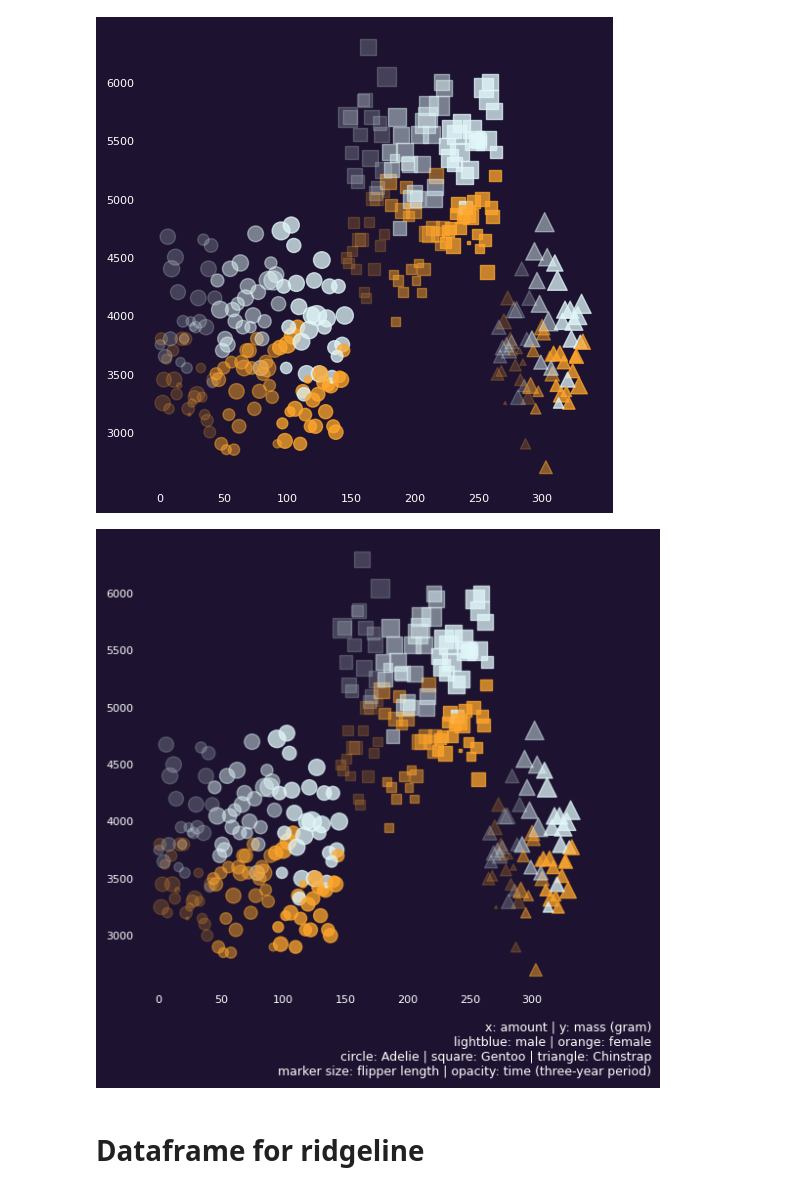
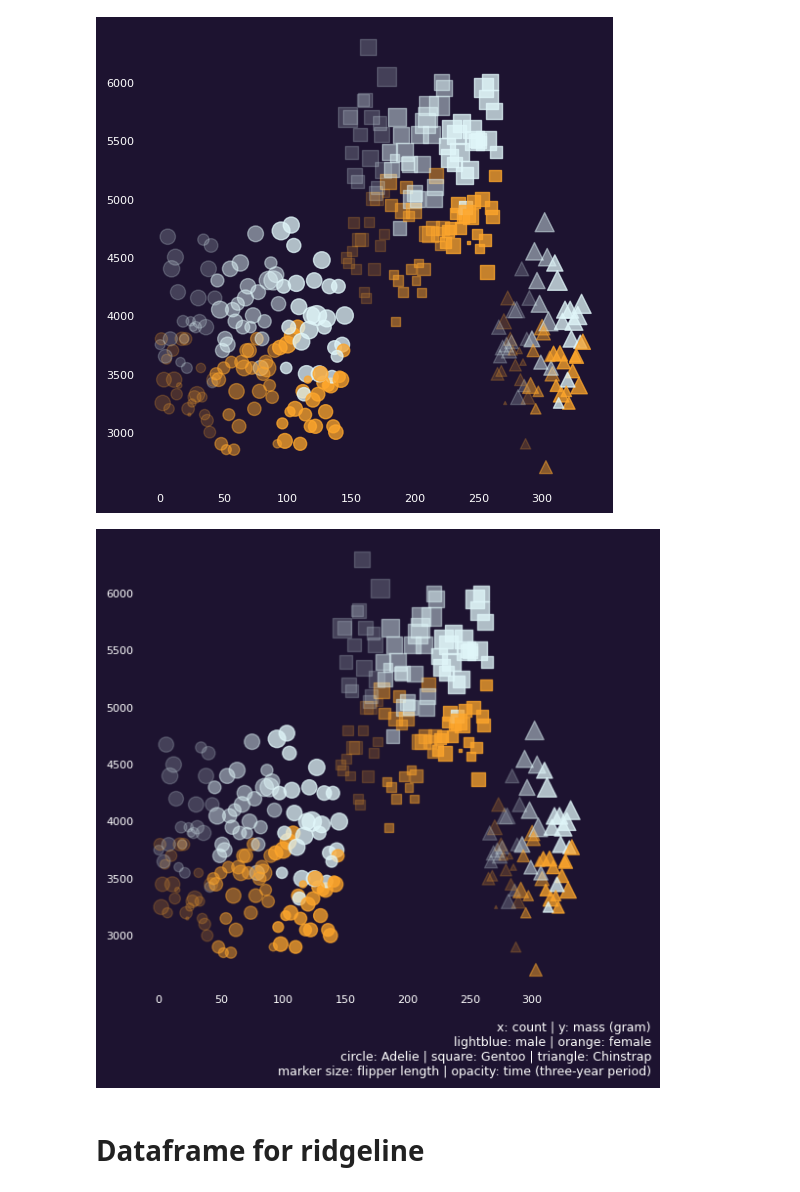
Before and after one commit to tanchu-git/penguins-python-visualization, a Jupyter notebook: penguins_visualization.ipynb, the cells around one changed output. Saved outputs shown, nothing was run; the diff lists cells and outputs as text; code cells hidden in the pictures.

```diff
--- a/penguins_visualization.ipynb
+++ b/penguins_visualization.ipynb
@@ -98,17 +98,17 @@ for species, marker in species_marker.items():
 # %%
 # Add text for legend
 legend_text = "\n".join([
-    "x: amount | y: mass (gram)",
+    "x: count | y: mass (gram)",
     "lightblue: male | orange: female",
     "circle: Adelie | square: Gentoo | triangle: Chinstrap",
     "marker size: flipper length | opacity: time (three-year period)"
 ])
 
 fig.text(1, -0.04, legend_text, ha="right", va="bottom", size=9, color="white")
 
 fig
 # %% [output]
-[figure, old version]
+[figure, new version]
 # %% [markdown]
 # Dataframe for ridgeline
 # %%
```
Also changed, not shown: parts of 7 cells of this notebook.
